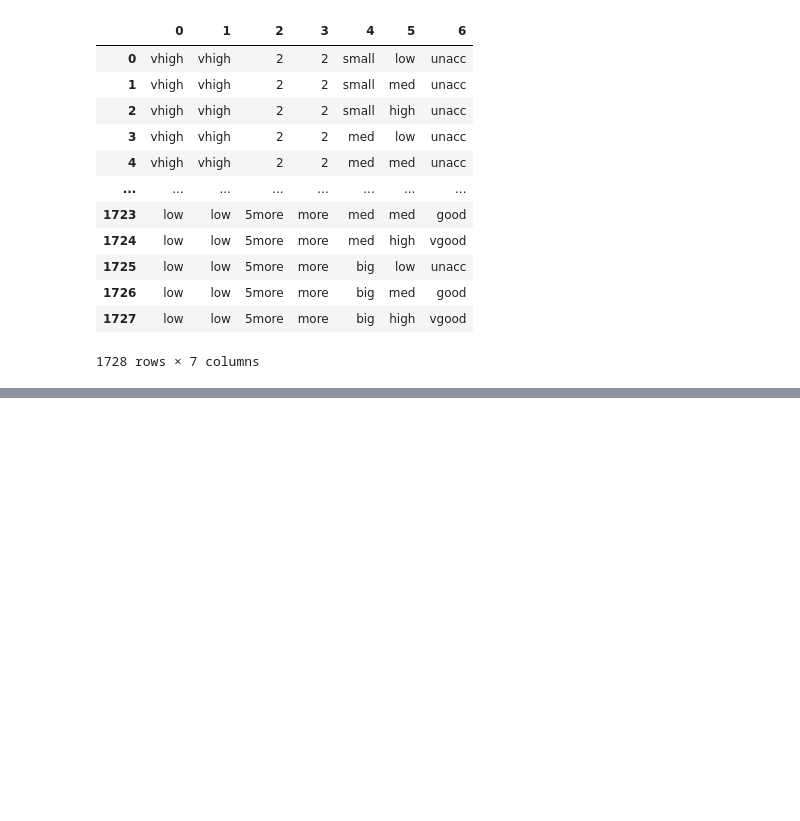
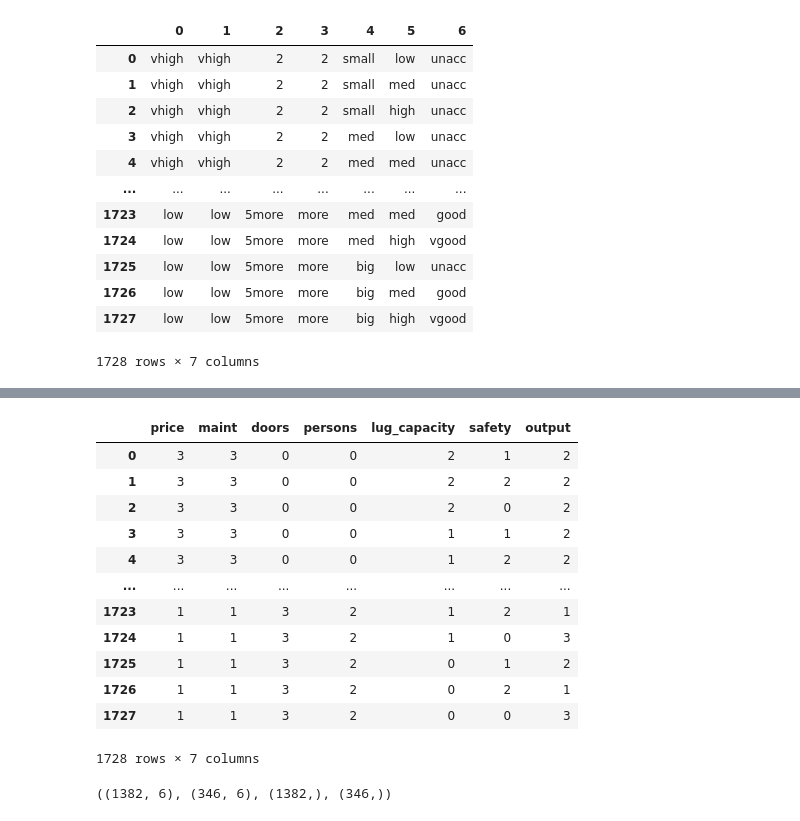
Before and after one commit to NamingS/AI-Class, a Jupyter notebook: week03/week03_Answer.ipynb, the cells around one changed output, grey strips where cells are left out. Cells and saved outputs as stored; diff of their text form; code cells hidden in the pictures; blank space fills up the shorter version.

```diff
--- a/week03/week03_Answer.ipynb
+++ b/week03/week03_Answer.ipynb
@@ -31,0 +67,21 @@ df
+# %%
+label_encoders = {}
+for column in columns:
+    label_encoders[column] = LabelEncoder()
+    data[column] = label_encoders[column].fit_transform(data[column])
+# %%
+data
+# %% [output]
+|  | price | maint | doors | persons | lug_capacity | safety | output |
+| 0 | 3 | 3 | 0 | 0 | 2 | 1 | 2 |
+| 1 | 3 | 3 | 0 | 0 | 2 | 2 | 2 |
+| 2 | 3 | 3 | 0 | 0 | 2 | 0 | 2 |
+| 3 | 3 | 3 | 0 | 0 | 1 | 1 | 2 |
+| 4 | 3 | 3 | 0 | 0 | 1 | 2 | 2 |
+| ... | ... | ... | ... | ... | ... | ... | ... |
+| 1723 | 1 | 1 | 3 | 2 | 1 | 2 | 1 |
+| 1724 | 1 | 1 | 3 | 2 | 1 | 0 | 3 |
+| 1725 | 1 | 1 | 3 | 2 | 0 | 1 | 2 |
+| 1726 | 1 | 1 | 3 | 2 | 0 | 2 | 1 |
+| 1727 | 1 | 1 | 3 | 2 | 0 | 0 | 3 |
+1728 rows × 7 columns
@@ -31,0 +99,4 @@ df
+# %%
+X_train.shape, X_test.shape, y_train.shape, y_test.shape,
+# %% [output]
+((1382, 6), (346, 6), (1382,), (346,))
```
Also changed, not shown: parts of 30 cells of this notebook.
